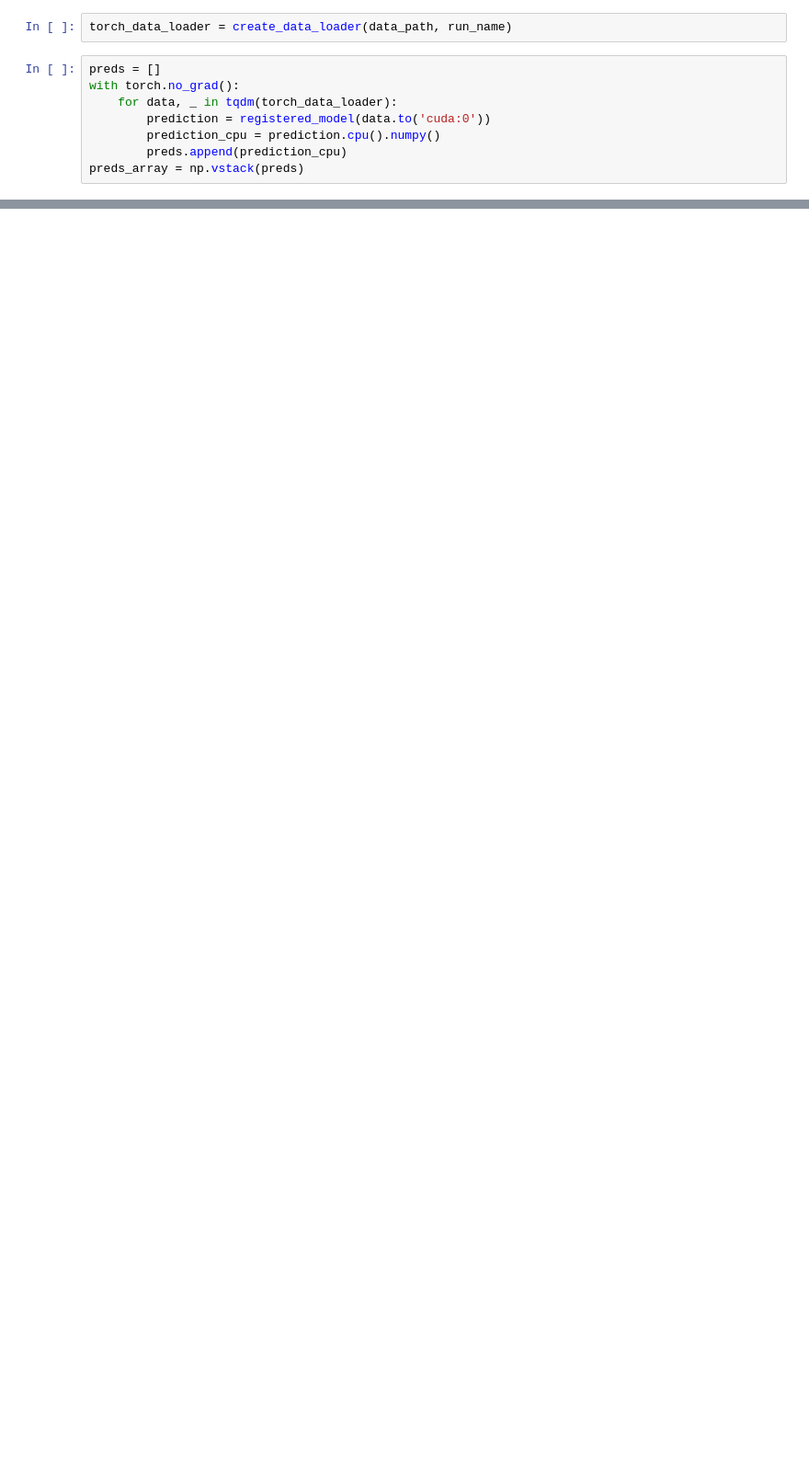
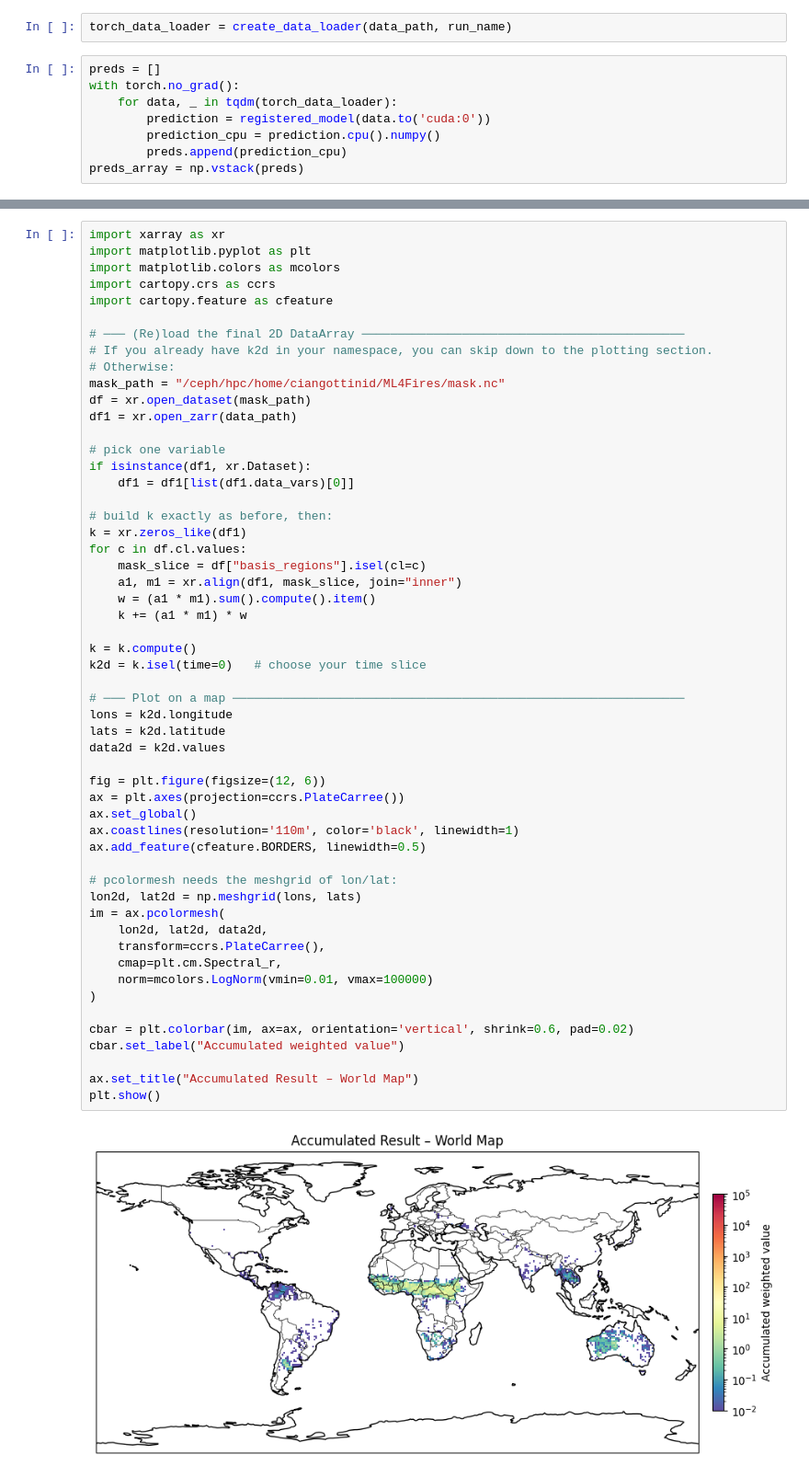
Before and after one commit to CMCC-Foundation/ML4Fires, a Jupyter notebook: Model_validation.ipynb, the cells around one changed output, grey strips where cells are left out. Shown at 92% size. Drawn from its saved outputs; the diff is of its cells as text; blank space fills up the shorter version.

```diff
--- a/Model_validation.ipynb
+++ b/Model_validation.ipynb
@@ -146,0 +170,56 @@ print(f"✅ sMAPE (%): {smape_val:.4f}")
+# %%
+import xarray as xr
+import matplotlib.pyplot as plt
+import matplotlib.colors as mcolors
+import cartopy.crs as ccrs
+import cartopy.feature as cfeature
+
+# ─── (Re)load the final 2D DataArray ─────────────────────────────────────────────
+# If you already have k2d in your namespace, you can skip down to the plotting section.
+# Otherwise:
+mask_path = "/ceph/hpc/home/ciangottinid/ML4Fires/mask.nc"
+df = xr.open_dataset(mask_path)
+df1 = xr.open_zarr(data_path)
+
+# pick one variable
+if isinstance(df1, xr.Dataset):
+    df1 = df1[list(df1.data_vars)[0]]
+
+# build k exactly as before, then:
+k = xr.zeros_like(df1)
+for c in df.cl.values:
+    mask_slice = df["basis_regions"].isel(cl=c)
+    a1, m1 = xr.align(df1, mask_slice, join="inner")
+    w = (a1 * m1).sum().compute().item()
+    k += (a1 * m1) * w
+
+k = k.compute()
+k2d = k.isel(time=0)   # choose your time slice
+
+# ─── Plot on a map ───────────────────────────────────────────────────────────────
+lons = k2d.longitude
+lats = k2d.latitude
+data2d = k2d.values
+
+fig = plt.figure(figsize=(12, 6))
+ax = plt.axes(projection=ccrs.PlateCarree())
+ax.set_global()
+ax.coastlines(resolution='110m', color='black', linewidth=1)
+ax.add_feature(cfeature.BORDERS, linewidth=0.5)
+
+# pcolormesh needs the meshgrid of lon/lat:
+lon2d, lat2d = np.meshgrid(lons, lats)
+im = ax.pcolormesh(
+    lon2d, lat2d, data2d,
+    transform=ccrs.PlateCarree(),
+    cmap=plt.cm.Spectral_r,
+    norm=mcolors.LogNorm(vmin=0.01, vmax=100000)
+)
+
+cbar = plt.colorbar(im, ax=ax, orientation='vertical', shrink=0.6, pad=0.02)
+cbar.set_label("Accumulated weighted value")
+
+ax.set_title("Accumulated Result – World Map")
+plt.show()
+# %% [output]
+[figure, added]
```
Also changed, not shown: parts of 9 cells of this notebook, 7 other files.
